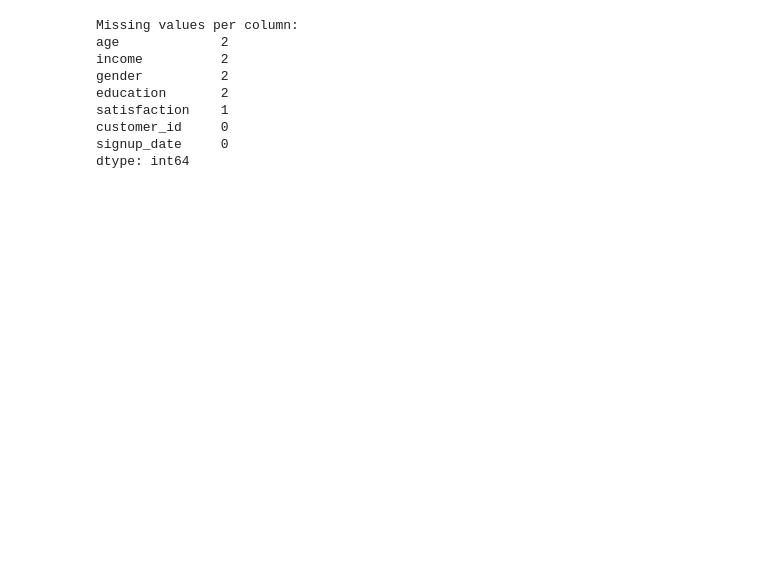
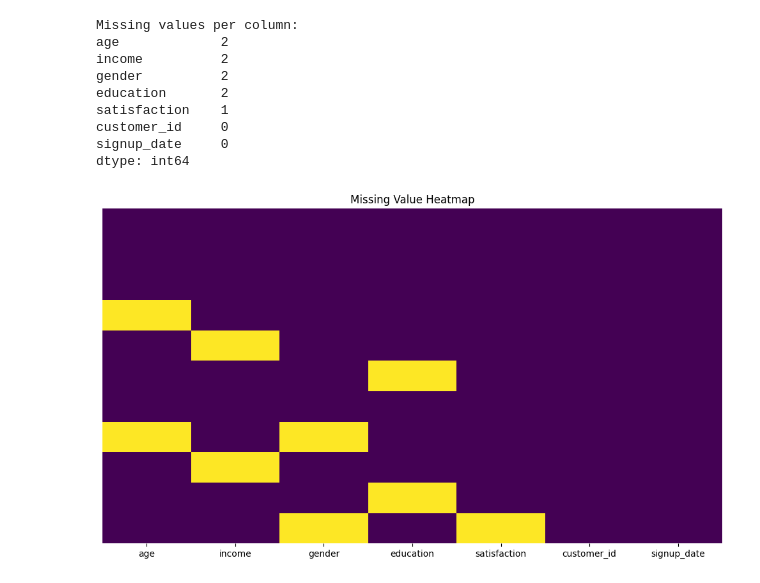
Before and after one commit to dwihujianto/ds, a Jupyter notebook: clean_data.ipynb, the cells around one changed output. Saved outputs shown, nothing was run; the diff lists cells and outputs as text; code cells hidden in the pictures; blank space fills up the shorter version.

```diff
--- a/clean_data.ipynb
+++ b/clean_data.ipynb
@@ -9,13 +9,13 @@ from sklearn.impute import SimpleImputer
 # %%
 # Create a sample messy dataset
 data = {
-    'age': [25, 30, np.nan, 22, 35, 45, np.nan, 50, 32, 28],
-    'income': [50000, 70000, 60000, np.nan, 80000, 90000, 55000, np.nan, 72000, 63000],
-    'gender': ['M', 'F', 'M', 'F', 'F', 'M', np.nan, 'M', 'F', np.nan],
-    'education': ['Bachelors', 'Masters', 'PhD', 'Bachelors', np.nan, 'Masters', 'PhD', 'Bachelors', np.nan, 'Masters'],
-    'satisfaction': [7, 8, 5, 9, 6, 3, 8, 10, 7, np.nan],
-    'customer_id': ['C001', 'C002', 'C003', 'C004', 'C005', 'C006', 'C007', 'C008', 'C009', 'C010'],
-    'signup_date': ['2023-01-15', '2023-03-20', '2022-12-05', '2023-02-10', '2023-05-22',
+    'age': [25, 25, 30, np.nan, 22, 35, 45, np.nan, 50, 32, 28],
+    'income': [50000, 50000, 70000, 60000, np.nan, 80000, 90000, 55000, np.nan, 72000, 63000],
+    'gender': ['M','M', 'F', 'M', 'F', 'F', 'M', np.nan, 'M', 'F', np.nan],
+    'education': ['Bachelors', 'Bachelors', 'Masters', 'PhD', 'Bachelors', np.nan, 'Masters', 'PhD', 'Bachelors', np.nan, 'Masters'],
+    'satisfaction': [7, 7, 8, 5, 9, 6, 3, 8, 10, 7, np.nan],
+    'customer_id': ['C001','C001', 'C002', 'C003', 'C004', 'C005', 'C006', 'C007', 'C008', 'C009', 'C010'],
+    'signup_date': ['2023-01-15','2023-01-15', '2023-03-20', '2022-12-05', '2023-02-10', '2023-05-22',
                     '2023-04-30', '2023-01-25', '2022-11-15', '2023-06-07', '2023-03-12']
 }
 
@@ -69,3 +69,12 @@ satisfaction    1
 customer_id     0
 signup_date     0
 dtype: int64
+# %%
+# Step 3: Visualize missing data
+plt.figure(figsize=(10, 6))
+sns.heatmap(df.isnull(), cmap="viridis", cbar=False, yticklabels=False)
+plt.title("Missing Value Heatmap")
+plt.tight_layout()
+plt.show()
+# %% [output]
+[figure, added]
```
Also changed, not shown: parts of 7 cells of this notebook.
